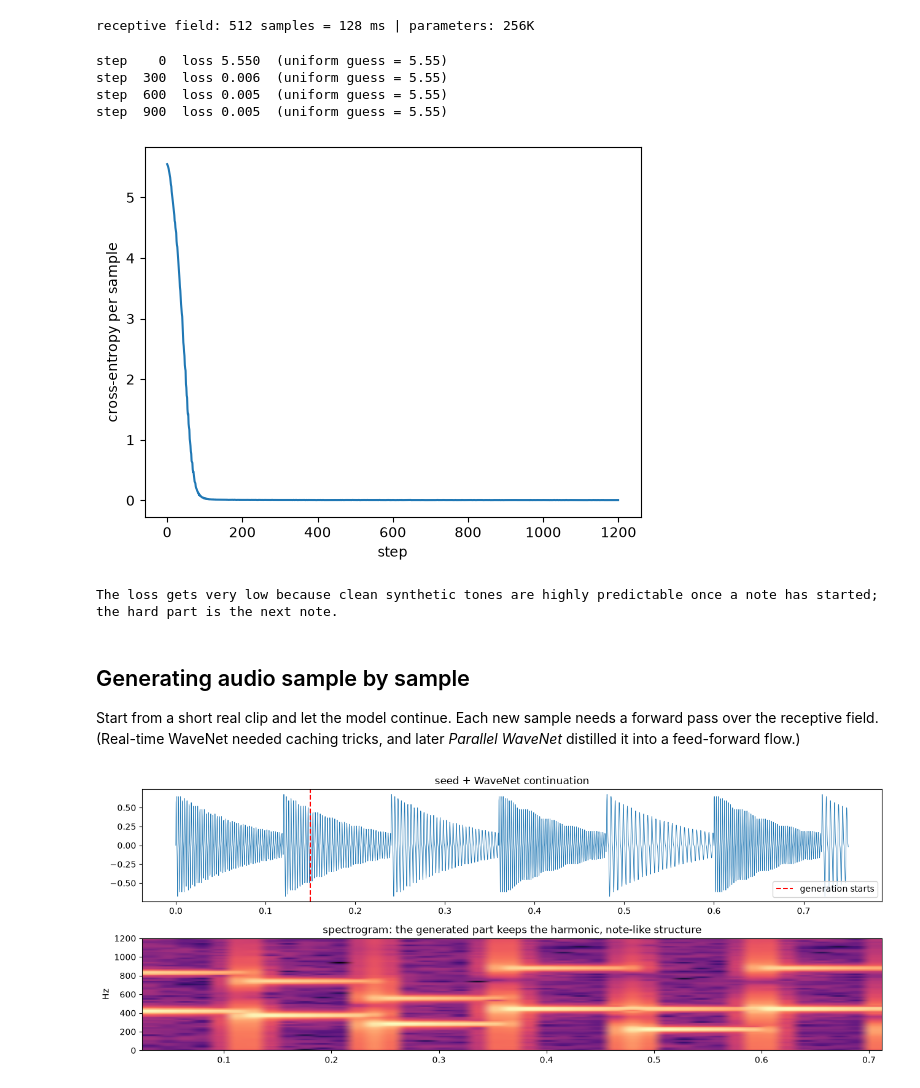
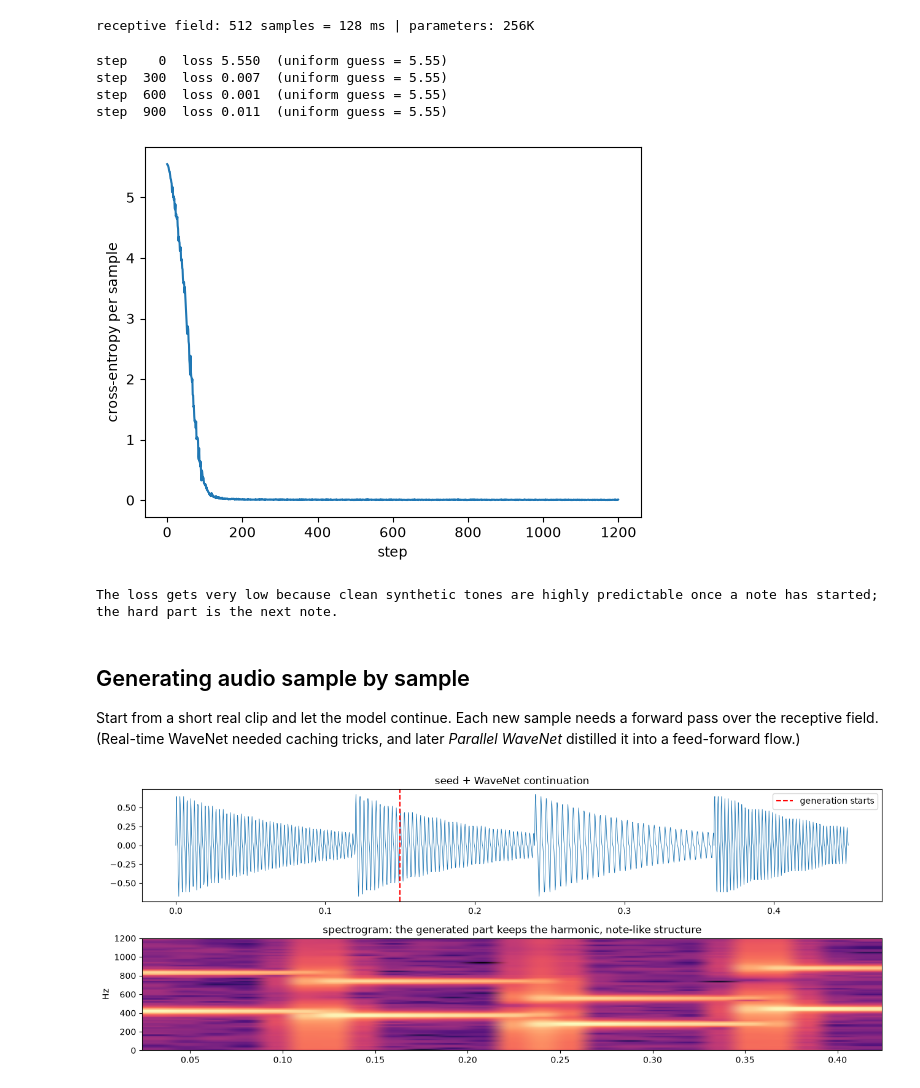
Before and after one commit to babushkai/neuralnetwork, a Jupyter notebook: notebooks/25_2016_wavenet.ipynb, the cells around one changed output. Drawn from its saved outputs; the diff is of its cells as text; code cells hidden in the pictures.

```diff
--- a/notebooks/25_2016_wavenet.ipynb
+++ b/notebooks/25_2016_wavenet.ipynb
@@ -103,7 +103,7 @@ receptive field: 512 samples = 128 ms | parameters: 256K
 # %%
 qt = torch.tensor(q, device=device)
 opt = torch.optim.Adam(model.parameters(), lr=2e-3)
-L = 1024; losses = []
+L = 640; losses = []
 for step in range(1200):
     ix = torch.randint(0, len(qt) - L - 1, (16,), device=device)
     x = torch.stack([qt[i:i + L] for i in ix]); y = torch.stack([qt[i + 1:i + L + 1] for i in ix])
@@ -114,10 +114,10 @@ plt.plot(losses); plt.xlabel("step"); plt.ylabel("cross-entropy per sample"); pl
 print("The loss gets very low because clean synthetic tones are highly predictable once a note has started; the hard part is the next note.")
 # %% [output]
 step    0  loss 5.550  (uniform guess = 5.55)
-step  300  loss 0.006  (uniform guess = 5.55)
-step  600  loss 0.005  (uniform guess = 5.55)
-step  900  loss 0.005  (uniform guess = 5.55)
+step  300  loss 0.007  (uniform guess = 5.55)
+step  600  loss 0.001  (uniform guess = 5.55)
+step  900  loss 0.011  (uniform guess = 5.55)
-[figure, old version]
+[figure, new version]
 The loss gets very low because clean synthetic tones are highly predictable once a note has started; the hard part is the next note.
 # %% [markdown]
 ## Generating audio sample by sample
@@ -125,27 +125,27 @@ Start from a short real clip and let the model continue. Each new sample needs a
 # %%
 @torch.no_grad()
 def generate(seed, n, temperature=0.9):
     model.eval(); seq = list(seed); R = model.receptive_field
     for _ in range(n):
         x = torch.tensor([seq[-R:]], device=device)
         p = F.softmax(model(x)[0, :, -1] / temperature, -1)
         seq.append(torch.multinomial(p, 1).item())
     return np.array(seq)
 
 seed_len = 600
-gen = generate(q[:seed_len], 2400)
+gen = generate(q[:seed_len], 1200)
 audio = mu_decode(gen)
 fig, axes = plt.subplots(2, 1, figsize=(13, 5))
 axes[0].plot(np.arange(len(audio)) / SR, audio, lw=0.6); axes[0].axvline(seed_len / SR, c="r", ls="--", label="generation starts")
 axes[0].legend(); axes[0].set_title("seed + WaveNet continuation")
 axes[1].specgram(audio, Fs=SR, NFFT=256, noverlap=192, cmap="magma"); axes[1].set_ylim(0, 1200); axes[1].set_ylabel("Hz")
 axes[1].set_title("spectrogram: the generated part keeps the harmonic, note-like structure")
 plt.tight_layout(); plt.show()
 try:
     from IPython.display import Audio, display
     display(Audio(audio, rate=SR))
 except Exception as e:
     print("audio playback unavailable:", e)
 # %% [output]
-[figure, old version]
+[figure, new version]
 [interactive output not drawn]
```
Also changed, not shown: 2 other files.
